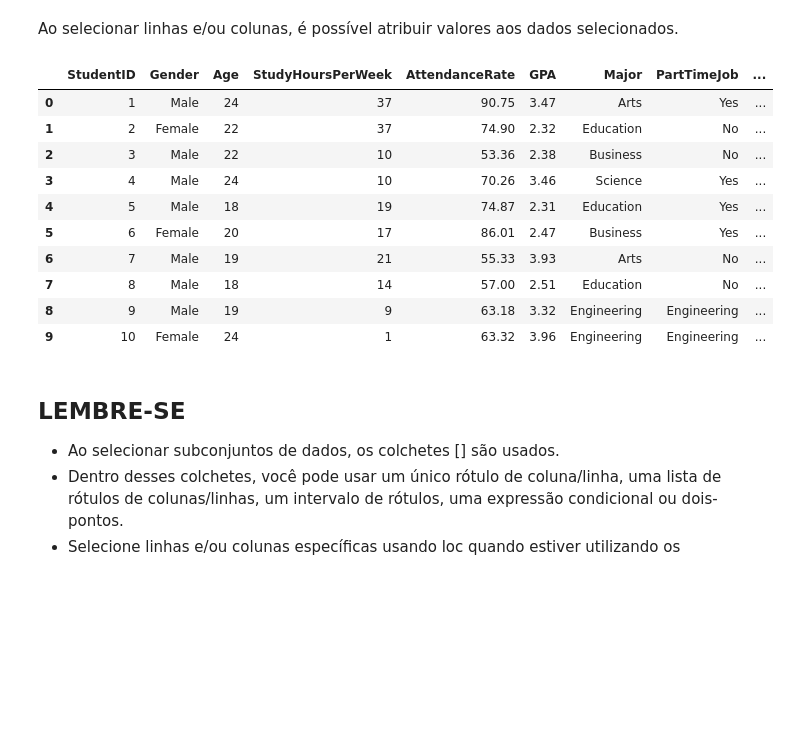
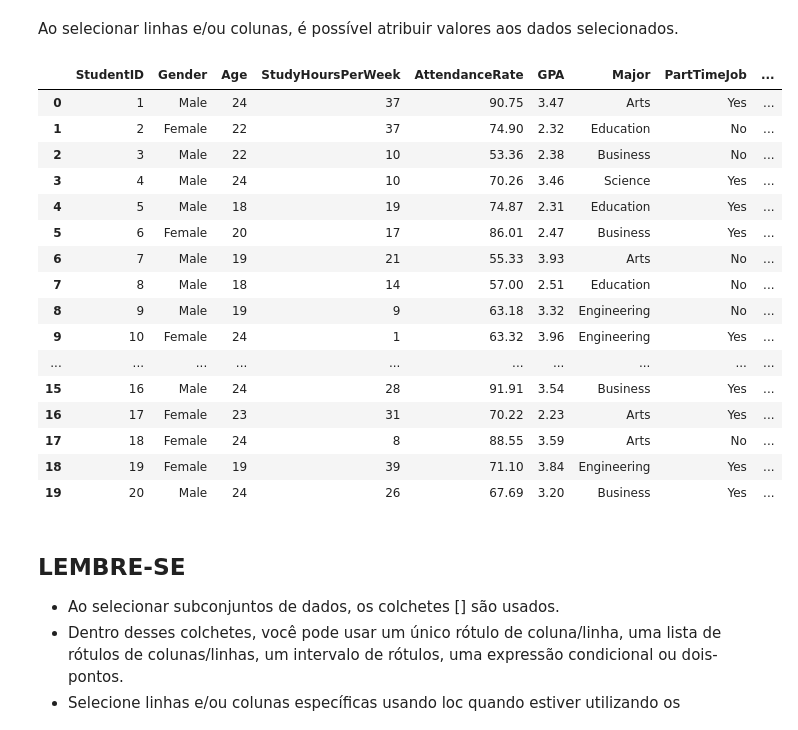
Before and after one commit to HenryJoseHenriques/Professional-Python-Learning, a Jupyter notebook: Pandas/learning/002_How_do_I_select_a_subset_of_a_DataFrame/file.ipynb, the cells around one changed output. Cells and saved outputs as stored; diff of their text form; code cells hidden in the pictures; blank space fills up the shorter version.

```diff
--- a/Pandas/learning/002_How_do_I_select_a_subset_of_a_DataFrame/file.ipynb
+++ b/Pandas/learning/002_How_do_I_select_a_subset_of_a_DataFrame/file.ipynb
@@ -219,19 +219,25 @@ Ao selecionar linhas e/ou colunas, é possível atribuir valores aos dados selec
 # %%
 studant.iloc[8:15, 6] = "Engineering"
 
-studant.head(10)
+studant.head(20)
 # %% [output]
 |  | StudentID | Gender | Age | StudyHoursPerWeek | AttendanceRate | GPA | Major | PartTimeJob | ... |
 | 0 | 1 | Male | 24 | 37 | 90.75 | 3.47 | Arts | Yes | ... |
 | 1 | 2 | Female | 22 | 37 | 74.90 | 2.32 | Education | No | ... |
 | 2 | 3 | Male | 22 | 10 | 53.36 | 2.38 | Business | No | ... |
 | 3 | 4 | Male | 24 | 10 | 70.26 | 3.46 | Science | Yes | ... |
 | 4 | 5 | Male | 18 | 19 | 74.87 | 2.31 | Education | Yes | ... |
 | 5 | 6 | Female | 20 | 17 | 86.01 | 2.47 | Business | Yes | ... |
 | 6 | 7 | Male | 19 | 21 | 55.33 | 3.93 | Arts | No | ... |
 | 7 | 8 | Male | 18 | 14 | 57.00 | 2.51 | Education | No | ... |
-| 8 | 9 | Male | 19 | 9 | 63.18 | 3.32 | Engineering | Engineering | ... |
-| 9 | 10 | Female | 24 | 1 | 63.32 | 3.96 | Engineering | Engineering | ... |
+| 8 | 9 | Male | 19 | 9 | 63.18 | 3.32 | Engineering | No | ... |
+| 9 | 10 | Female | 24 | 1 | 63.32 | 3.96 | Engineering | Yes | ... |
+| ... | ... | ... | ... | ... | ... | ... | ... | ... | ... |
+| 15 | 16 | Male | 24 | 28 | 91.91 | 3.54 | Business | Yes | ... |
+| 16 | 17 | Female | 23 | 31 | 70.22 | 2.23 | Arts | Yes | ... |
+| 17 | 18 | Female | 24 | 8 | 88.55 | 3.59 | Arts | No | ... |
+| 18 | 19 | Female | 19 | 39 | 71.10 | 3.84 | Engineering | Yes | ... |
+| 19 | 20 | Male | 24 | 26 | 67.69 | 3.20 | Business | Yes | ... |
 # %% [markdown]
 ## LEMBRE-SE
 
```
Also changed, not shown: parts of 3 cells of this notebook, 5 other files.
